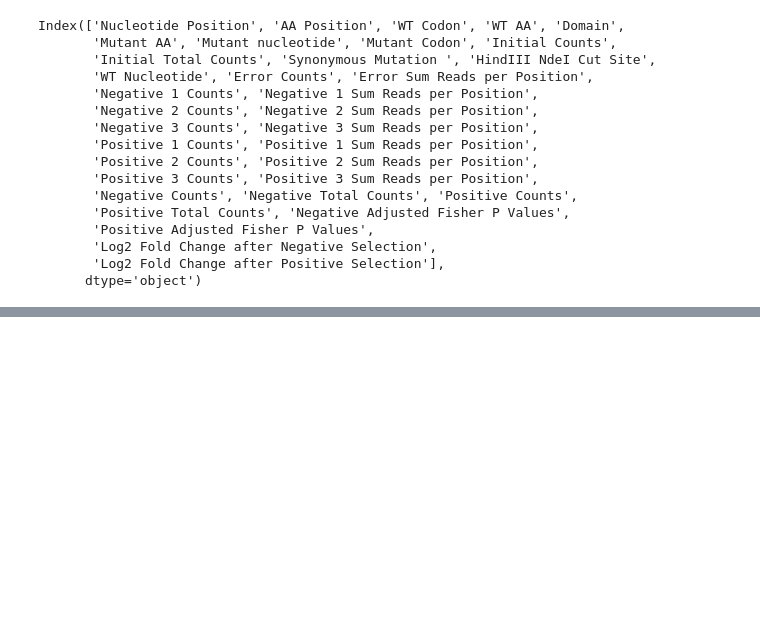
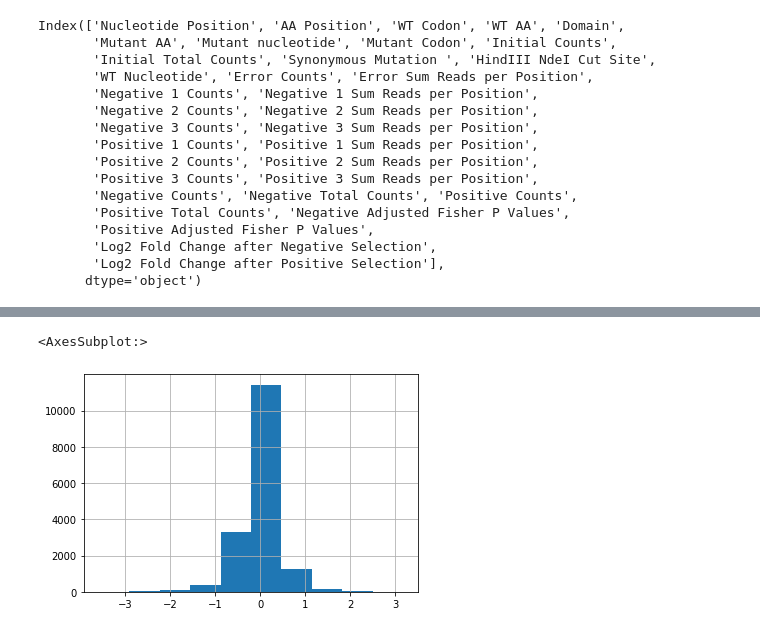
Before and after one commit to J-SNACKKB/FLIP, a Jupyter notebook: notebooks/1_csv_data.ipynb, the cells around one changed output, grey strips where cells are left out. Drawn from its saved outputs; the diff is of its cells as text; code cells hidden in the pictures; blank space fills up the shorter version.

```diff
--- a/notebooks/1_csv_data.ipynb
+++ b/notebooks/1_csv_data.ipynb
@@ -74,0 +88,5 @@ cas_all_counts[:3]
+# %%
+cas_all_counts['Log2 Fold Change after Negative Selection'].hist()
+# %% [output]
+<AxesSubplot:>
+[figure, added]
```
Also changed, not shown: parts of 15 cells of this notebook, 3 other files.
